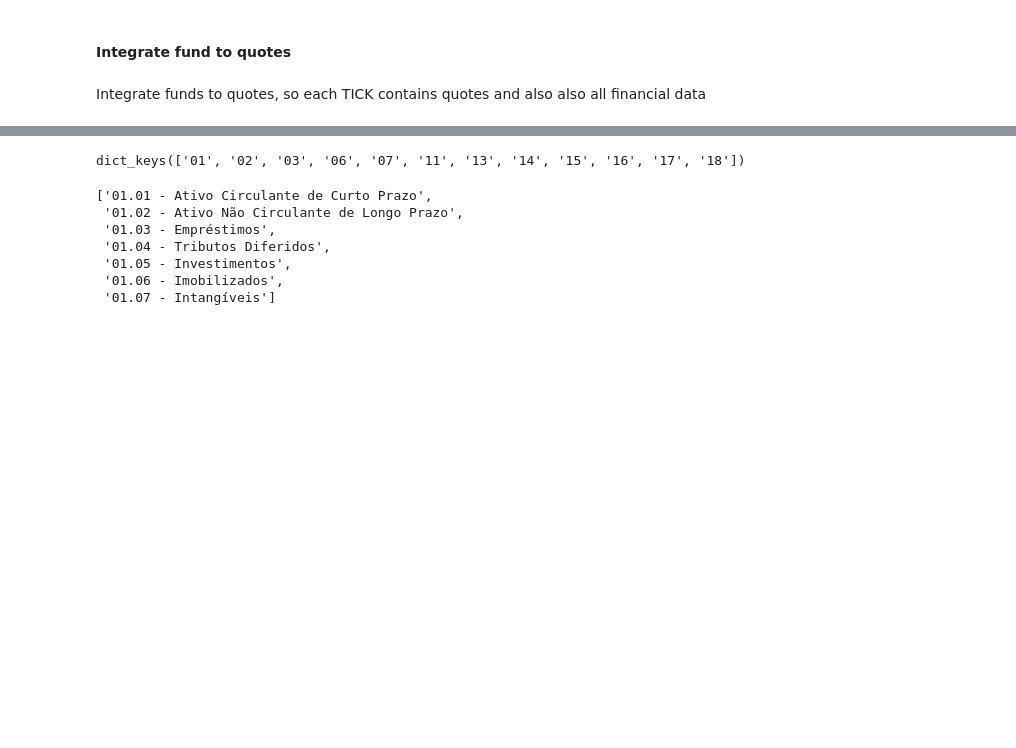
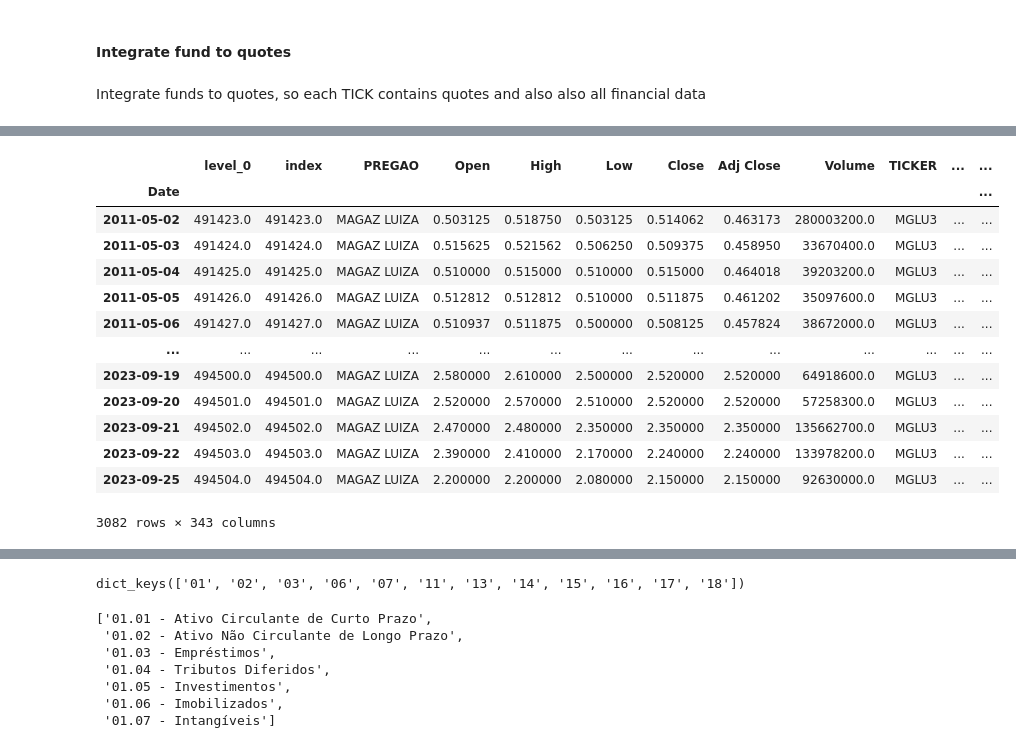
Before and after one commit to faustostangler/DSH, a Jupyter notebook: read_cvm.ipynb, the cells around one changed output, grey strips where cells are left out. Drawn from its saved outputs; the diff is of its cells as text; code cells hidden in the pictures; blank space fills up the shorter version.

```diff
--- a/read_cvm.ipynb
+++ b/read_cvm.ipynb
@@ -982,0 +996,19 @@ df_columns.columns.to_list()
+# %%
+# remove un-wanted index
+df.drop_duplicates(subset='index', keep='first', inplace=True)
+df
+# %% [output]
+|  | level_0 | index | PREGAO | Open | High | Low | Close | Adj Close | Volume | TICKER | ... | ... |
+| Date |  |  |  |  |  |  |  |  |  |  |  | ... |
+| 2011-05-02 | 491423.0 | 491423.0 | MAGAZ LUIZA | 0.503125 | 0.518750 | 0.503125 | 0.514062 | 0.463173 | 280003200.0 | MGLU3 | ... | ... |
+| 2011-05-03 | 491424.0 | 491424.0 | MAGAZ LUIZA | 0.515625 | 0.521562 | 0.506250 | 0.509375 | 0.458950 | 33670400.0 | MGLU3 | ... | ... |
+| 2011-05-04 | 491425.0 | 491425.0 | MAGAZ LUIZA | 0.510000 | 0.515000 | 0.510000 | 0.515000 | 0.464018 | 39203200.0 | MGLU3 | ... | ... |
+| 2011-05-05 | 491426.0 | 491426.0 | MAGAZ LUIZA | 0.512812 | 0.512812 | 0.510000 | 0.511875 | 0.461202 | 35097600.0 | MGLU3 | ... | ... |
+| 2011-05-06 | 491427.0 | 491427.0 | MAGAZ LUIZA | 0.510937 | 0.511875 | 0.500000 | 0.508125 | 0.457824 | 38672000.0 | MGLU3 | ... | ... |
+| ... | ... | ... | ... | ... | ... | ... | ... | ... | ... | ... | ... | ... |
+| 2023-09-19 | 494500.0 | 494500.0 | MAGAZ LUIZA | 2.580000 | 2.610000 | 2.500000 | 2.520000 | 2.520000 | 64918600.0 | MGLU3 | ... | ... |
+| 2023-09-20 | 494501.0 | 494501.0 | MAGAZ LUIZA | 2.520000 | 2.570000 | 2.510000 | 2.520000 | 2.520000 | 57258300.0 | MGLU3 | ... | ... |
+| 2023-09-21 | 494502.0 | 494502.0 | MAGAZ LUIZA | 2.470000 | 2.480000 | 2.350000 | 2.350000 | 2.350000 | 135662700.0 | MGLU3 | ... | ... |
+| 2023-09-22 | 494503.0 | 494503.0 | MAGAZ LUIZA | 2.390000 | 2.410000 | 2.170000 | 2.240000 | 2.240000 | 133978200.0 | MGLU3 | ... | ... |
+| 2023-09-25 | 494504.0 | 494504.0 | MAGAZ LUIZA | 2.200000 | 2.200000 | 2.080000 | 2.150000 | 2.150000 | 92630000.0 | MGLU3 | ... | ... |
+3082 rows × 343 columns
```
Also changed, not shown: parts of 7 cells of this notebook, 5 other files.
